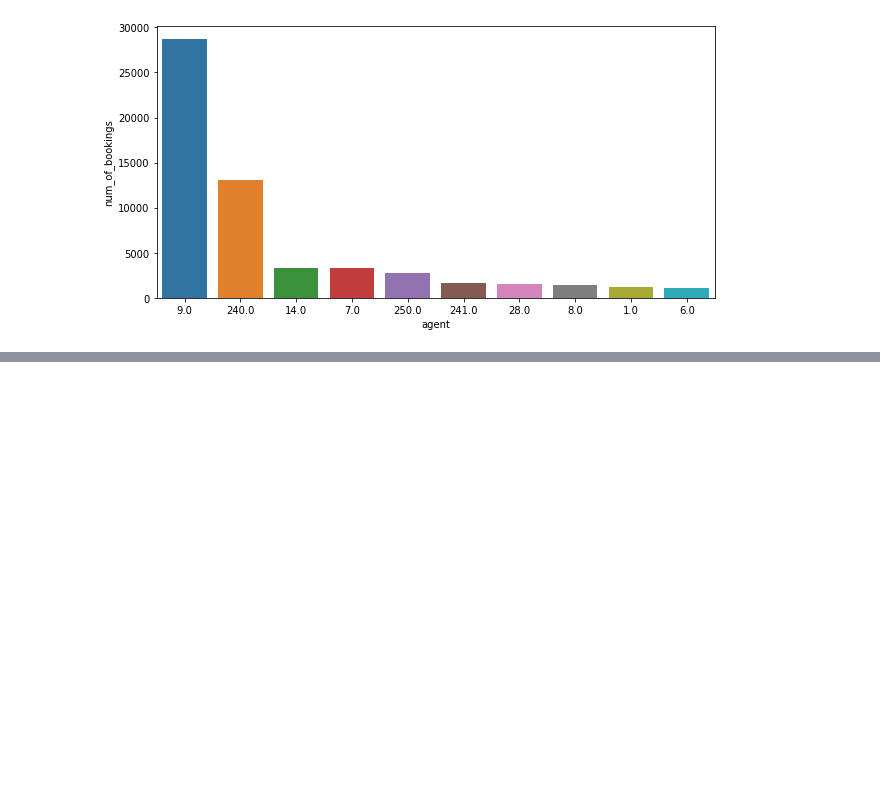
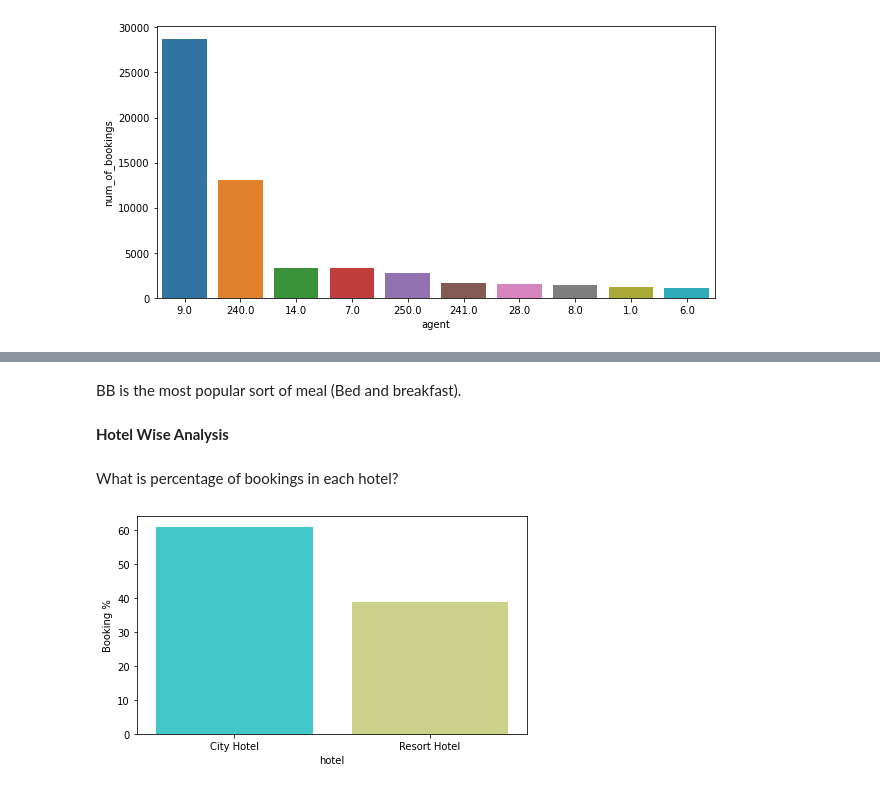
Before and after one commit to Shashankshekharpandey/Hotel-Booking-Analysis, a Jupyter notebook: Hotel_Booking_Analysis.ipynb, the cells around one changed output, grey strips where cells are left out. Drawn from its saved outputs; the diff is of its cells as text; code cells hidden in the pictures; blank space fills up the shorter version.

```diff
--- a/Hotel_Booking_Analysis.ipynb
+++ b/Hotel_Booking_Analysis.ipynb
@@ -295,0 +321,16 @@ sns.barplot(x='agent', y='num_of_bookings', data = d1,  order = d1.sort_values('
+# %% [markdown]
+BB is the most popular sort of meal (Bed and breakfast).
+# %% [markdown]
+**Hotel Wise Analysis**
+# %% [markdown]
+
+What is percentage of bookings in each hotel?
+# %%
+# plot for hotel type that are prefered by customers
+grouped_by_hotel = df1.groupby('hotel')
+d1 = pd.DataFrame((grouped_by_hotel.size()/df1.shape[0])*100).reset_index().rename(columns = {0:'Booking %'})      #Calculating percentage
+plt.figure(figsize = (7,4))
+sns.barplot(x = d1['hotel'], y = d1['Booking %'], palette='rainbow' )
+plt.show()
+# %% [output]
+[figure, added]
```
Also changed, not shown: parts of 21 cells of this notebook.
